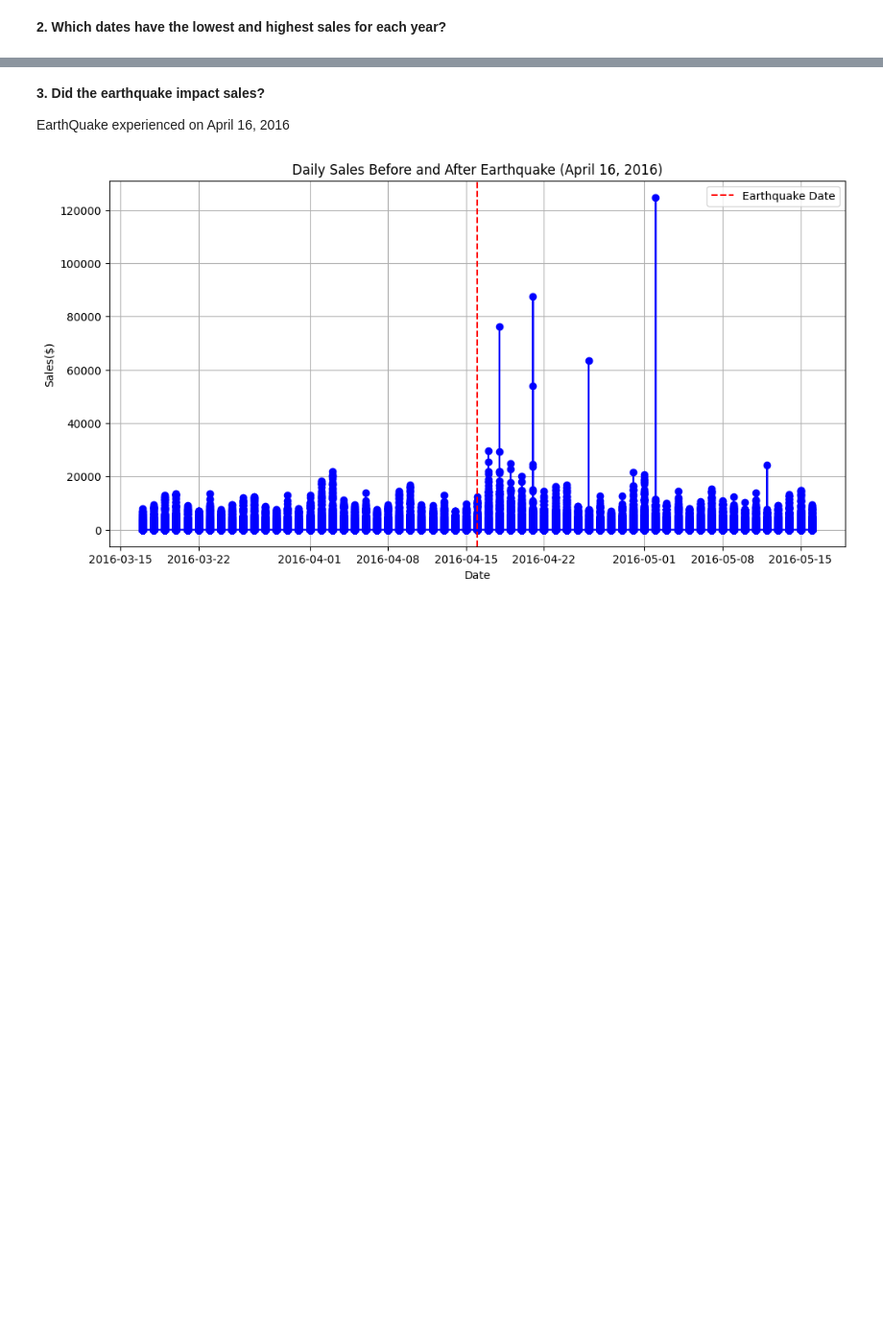
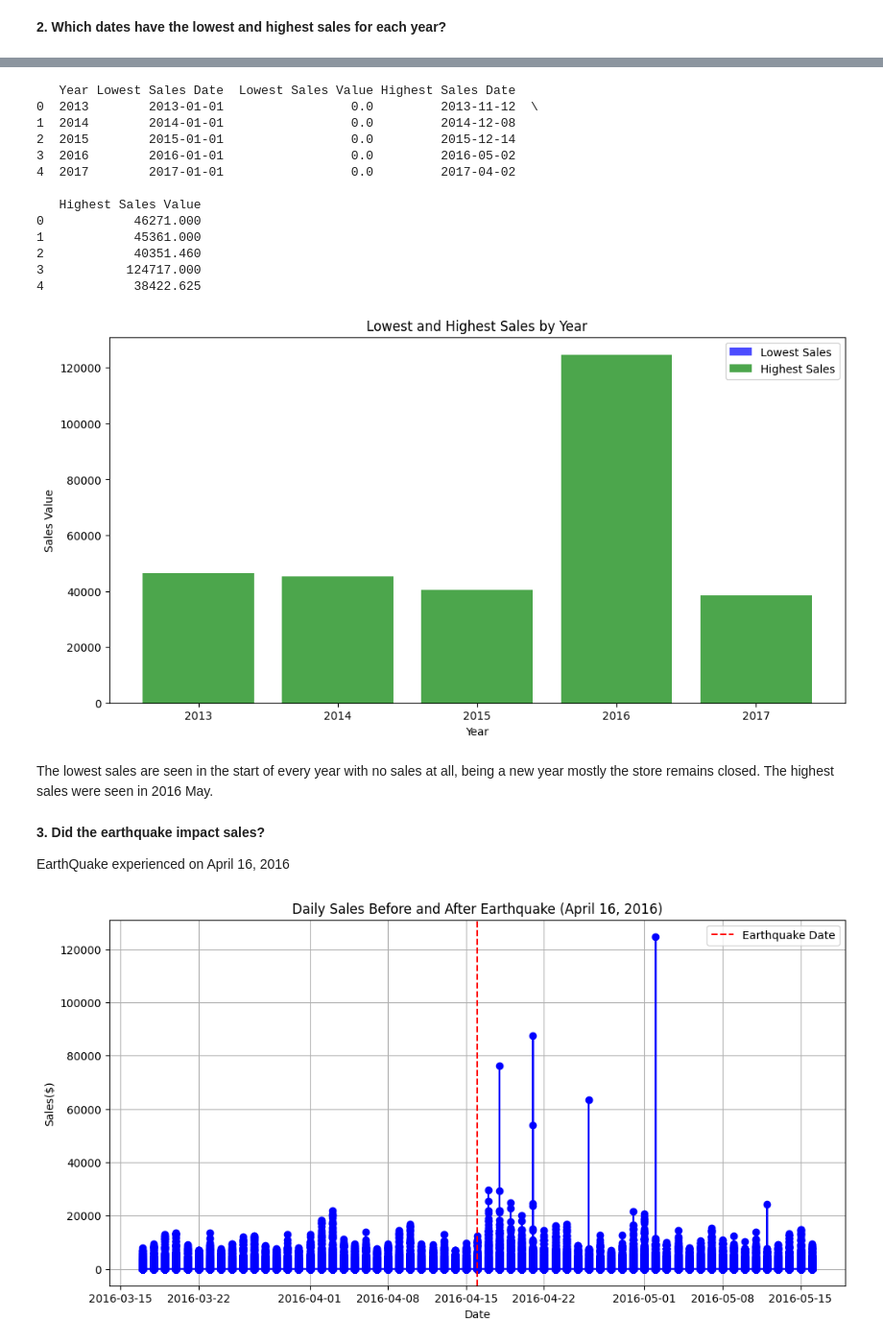
Before and after one commit to MarthaK-Coder/Azubi-Africa-LP3-Sprint, a Jupyter notebook: Project3 Notebook.ipynb, the cells around one changed output, grey strips where cells are left out. Shown at 96% size. Saved outputs shown, nothing was run; the diff lists cells and outputs as text; code cells hidden in the pictures; blank space fills up the shorter version.

```diff
--- a/Project3 Notebook.ipynb
+++ b/Project3 Notebook.ipynb
@@ -1391,3 +1374,68 @@ Name: Sales($), dtype: datetime64[ns]
+# %%
+# Group the data by year
+grouped_by_year = data_train.groupby(data_train.index.year)
+
+# Initialize lists to store the results
+years = []
+lowest_sales_dates = []
+lowest_sales_values = []
+highest_sales_dates = []
+highest_sales_values = []
+
+# Iterate through each year and filter lowest and highest sales dates
+for year, group in grouped_by_year:
+    years.append(year)
+
+    lowest_sales_date = group['Sales($)'].idxmin()
+    lowest_sales_dates.append(lowest_sales_date)
+    lowest_sales_value = group['Sales($)'].min()
+    lowest_sales_values.append(lowest_sales_value)
+
+    highest_sales_date = group['Sales($)'].idxmax()
+    highest_sales_dates.append(highest_sales_date)
+    highest_sales_value = group['Sales($)'].max()
+    highest_sales_values.append(highest_sales_value)
+
+# Create a DataFrame to store the results
+results_df = pd.DataFrame({
+    'Year': years,
+    'Lowest Sales Date': lowest_sales_dates,
+    'Lowest Sales Value': lowest_sales_values,
+    'Highest Sales Date': highest_sales_dates,
+    'Highest Sales Value': highest_sales_values
+})
+
+# Print the results DataFrame
+print(results_df)
+
+# Visualize the results with a bar chart
+plt.figure(figsize=(12, 6))
+plt.bar(years, lowest_sales_values, label='Lowest Sales', color='b', alpha=0.7)
+plt.bar(years, highest_sales_values, label='Highest Sales', color='g', alpha=0.7)
+plt.xlabel('Year')
+plt.ylabel('Sales Value')
+plt.title('Lowest and Highest Sales by Year')
+plt.legend()
+plt.xticks(years)
+plt.show()
+# %% [output]
+   Year Lowest Sales Date  Lowest Sales Value Highest Sales Date
+0  2013        2013-01-01                 0.0         2013-11-12  \
+1  2014        2014-01-01                 0.0         2014-12-08
+2  2015        2015-01-01                 0.0         2015-12-14
+3  2016        2016-01-01                 0.0         2016-05-02
+4  2017        2017-01-01                 0.0         2017-04-02
+
+   Highest Sales Value
+0            46271.000
+1            45361.000
+2            40351.460
+3           124717.000
+4            38422.625
+[figure, added]
+# %% [markdown]
+The lowest sales are seen in the start of every year with no sales at all, being a new year mostly the store remains closed.
+The highest sales were seen in 2016 May.
 # %% [markdown]
 **3. Did the earthquake impact sales?**
 
```
Also changed, not shown: parts of 110 cells of this notebook.
